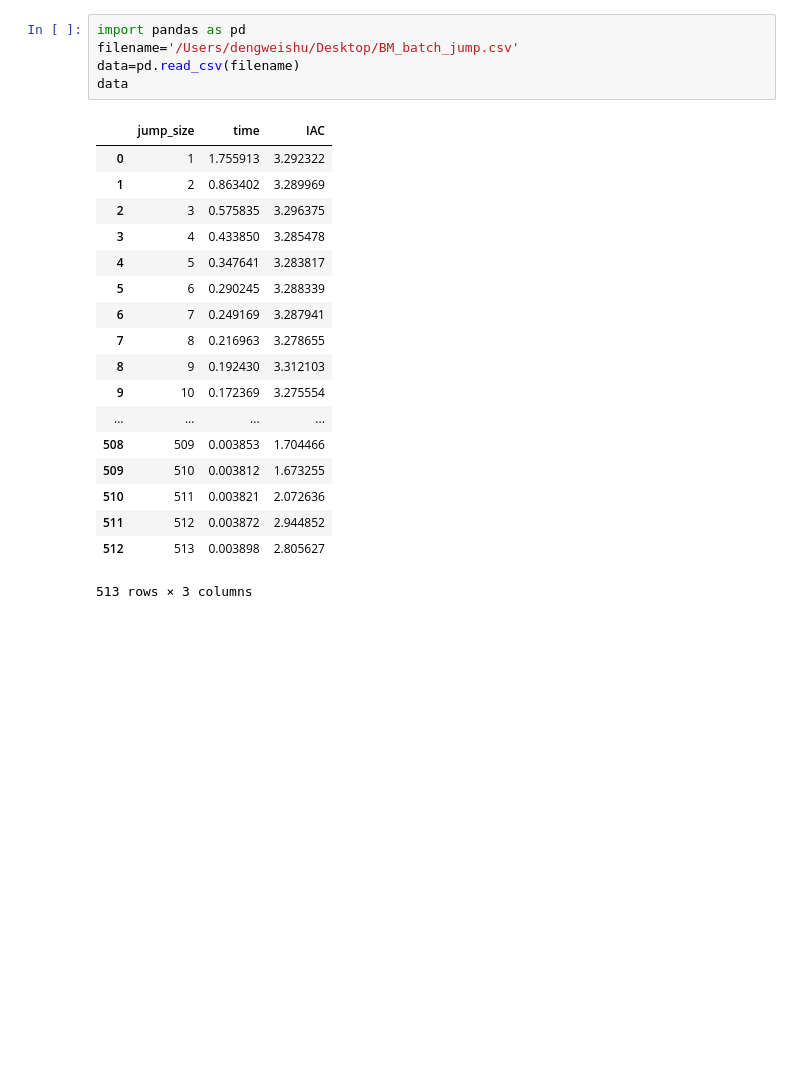
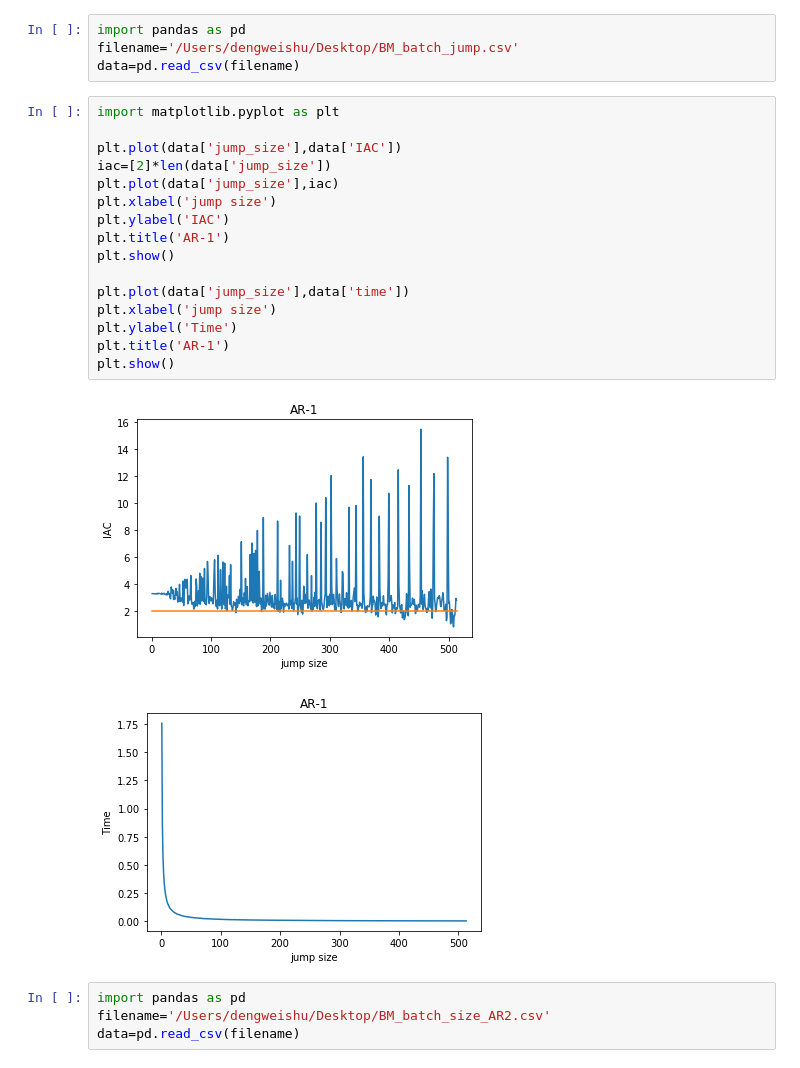
Before and after one commit to kindasad/CDS_Research, a Jupyter notebook: OBM.ipynb, the cells around one changed output. Drawn from its saved outputs; the diff is of its cells as text; blank space fills up the shorter version.

```diff
--- a/OBM.ipynb
+++ b/OBM.ipynb
@@ -59,23 +25,26 @@ plt.show()
 import pandas as pd
 filename='/Users/dengweishu/Desktop/BM_batch_jump.csv'
 data=pd.read_csv(filename)
-data
-# %% [output]
-|  | jump_size | time | IAC |
-| 0 | 1 | 1.755913 | 3.292322 |
-| 1 | 2 | 0.863402 | 3.289969 |
-| 2 | 3 | 0.575835 | 3.296375 |
-| 3 | 4 | 0.433850 | 3.285478 |
-| 4 | 5 | 0.347641 | 3.283817 |
-| 5 | 6 | 0.290245 | 3.288339 |
-| 6 | 7 | 0.249169 | 3.287941 |
-| 7 | 8 | 0.216963 | 3.278655 |
-| 8 | 9 | 0.192430 | 3.312103 |
-| 9 | 10 | 0.172369 | 3.275554 |
-| ... | ... | ... | ... |
-| 508 | 509 | 0.003853 | 1.704466 |
-| 509 | 510 | 0.003812 | 1.673255 |
-| 510 | 511 | 0.003821 | 2.072636 |
-| 511 | 512 | 0.003872 | 2.944852 |
-| 512 | 513 | 0.003898 | 2.805627 |
-513 rows × 3 columns
+# %%
+import matplotlib.pyplot as plt
+
+plt.plot(data['jump_size'],data['IAC'])
+iac=[2]*len(data['jump_size'])
+plt.plot(data['jump_size'],iac)
+plt.xlabel('jump size')
+plt.ylabel('IAC')
+plt.title('AR-1')
+plt.show()
+
+plt.plot(data['jump_size'],data['time'])
+plt.xlabel('jump size')
+plt.ylabel('Time')
+plt.title('AR-1')
+plt.show()
+# %% [output]
+[figure, added]
+[figure, added]
+# %%
+import pandas as pd
+filename='/Users/dengweishu/Desktop/BM_batch_size_AR2.csv'
+data=pd.read_csv(filename)
```
Also changed, not shown: parts of 20 cells of this notebook.
